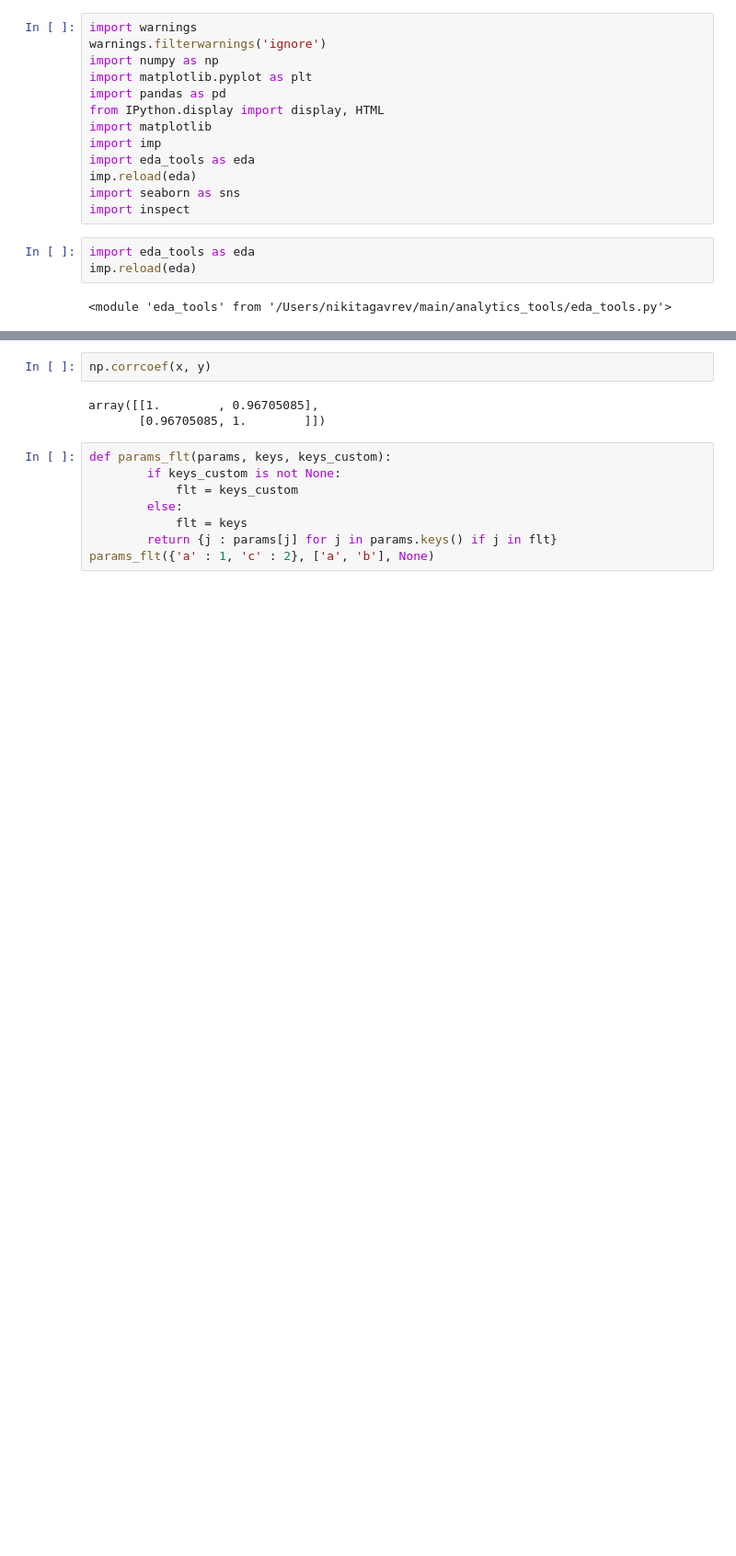
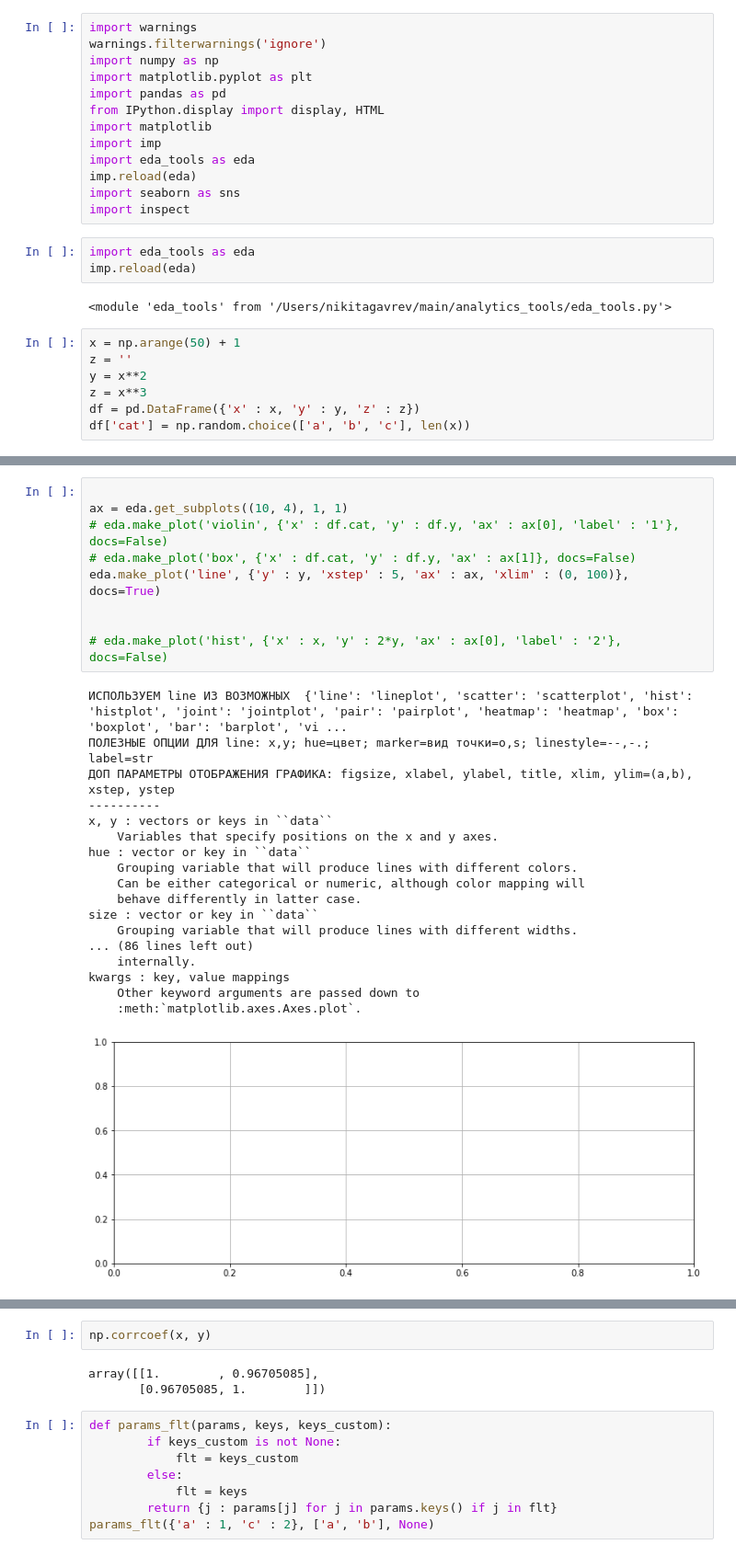
Before and after one commit to gavrevnik/analytics_tools, a Jupyter notebook: ЧЕРНОВИК.ipynb, the cells around one changed output, grey strips where cells are left out. Shown at 92% size. Cells and saved outputs as stored; diff of their text form; blank space fills up the shorter version.

```diff
--- a/ЧЕРНОВИК.ipynb
+++ b/ЧЕРНОВИК.ipynb
@@ -117,3 +117,10 @@ import eda_tools as eda
 imp.reload(eda)
 # %% [output]
 <module 'eda_tools' from '/Users/nikitagavrev/main/analytics_tools/eda_tools.py'>
+# %%
+x = np.arange(50) + 1
+z = ''
+y = x**2
+z = x**3
+df = pd.DataFrame({'x' : x, 'y' : y, 'z' : z})
+df['cat'] = np.random.choice(['a', 'b', 'c'], len(x))
@@ -120,3 +135,31 @@ imp.reload(eda)
+# %%
+
+ax = eda.get_subplots((10, 4), 1, 1)
+# eda.make_plot('violin', {'x' : df.cat, 'y' : df.y, 'ax' : ax[0], 'label' : '1'}, docs=False)
+# eda.make_plot('box', {'x' : df.cat, 'y' : df.y, 'ax' : ax[1]}, docs=False)
+eda.make_plot('line', {'y' : y, 'xstep' : 5, 'ax' : ax, 'xlim' : (0, 100)}, docs=True)
+
+
+# eda.make_plot('hist', {'x' : x, 'y' : 2*y, 'ax' : ax[0], 'label' : '2'}, docs=False)
+# %% [output]
+ИСПОЛЬЗУЕМ line ИЗ ВОЗМОЖНЫХ  {'line': 'lineplot', 'scatter': 'scatterplot', 'hist': 'histplot', 'joint': 'jointplot', 'pair': 'pairplot', 'heatmap': 'heatmap', 'box': 'boxplot', 'bar': 'barplot', 'vi ...
+ПОЛЕЗНЫЕ ОПЦИИ ДЛЯ line: x,y; hue=цвет; marker=вид точки=o,s; linestyle=--,-.; label=str
+ДОП ПАРАМЕТРЫ ОТОБРАЖЕНИЯ ГРАФИКА: figsize, xlabel, ylabel, title, xlim, ylim=(a,b), xstep, ystep
+----------
+x, y : vectors or keys in ``data``
+    Variables that specify positions on the x and y axes.
+hue : vector or key in ``data``
+    Grouping variable that will produce lines with different colors.
+    Can be either categorical or numeric, although color mapping will
+    behave differently in latter case.
+size : vector or key in ``data``
+    Grouping variable that will produce lines with different widths.
+... (86 lines left out)
+    internally.
+kwargs : key, value mappings
+    Other keyword arguments are passed down to
+    :meth:`matplotlib.axes.Axes.plot`.
+[figure, added]
 # %%
 ax = eda.get_subplots((8, 4), 1, 2)
 
```
Also changed, not shown: parts of 2 cells of this notebook, 4 other files.
